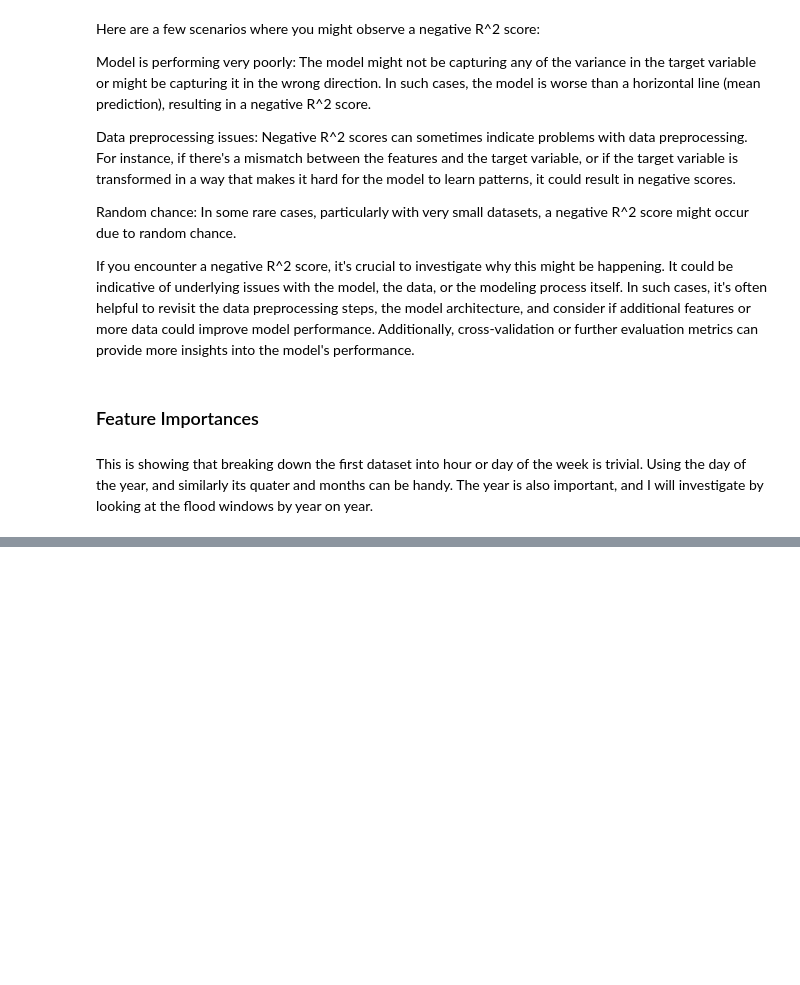
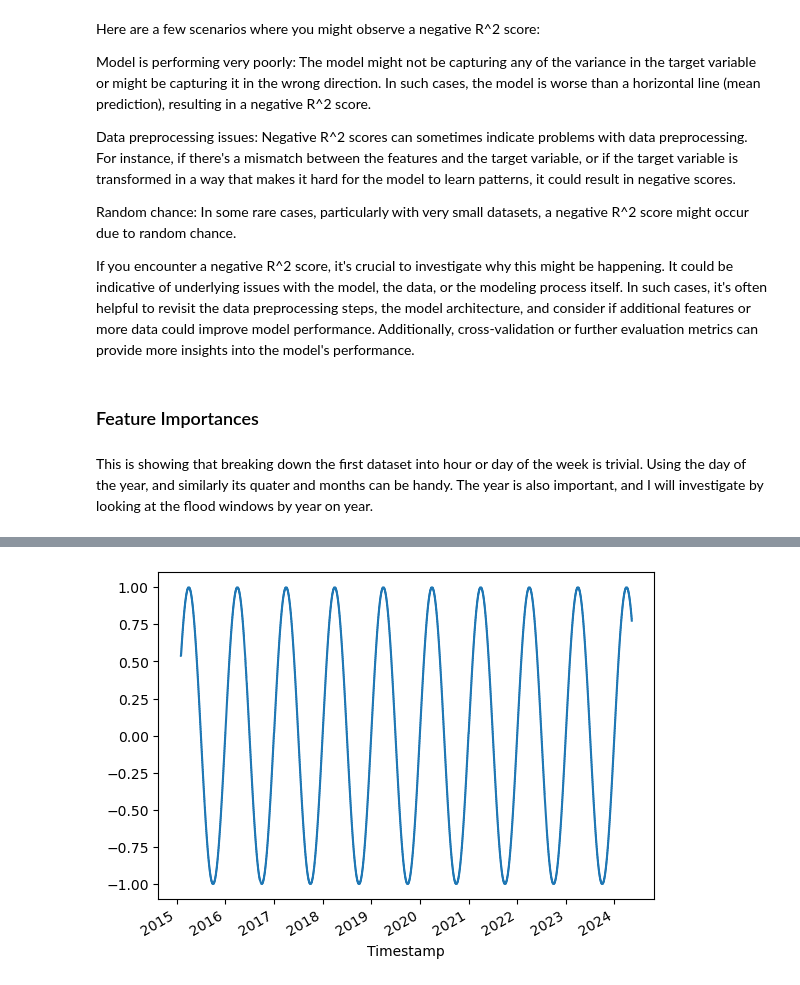
Before and after one commit to burked9/shannon-flood-piml, a Jupyter notebook: water_levels_banagher.ipynb, the cells around one changed output, grey strips where cells are left out. Drawn from its saved outputs; the diff is of its cells as text; code cells hidden in the pictures; blank space fills up the shorter version.

```diff
--- a/water_levels_banagher.ipynb
+++ b/water_levels_banagher.ipynb
@@ -546,0 +778,4 @@ This is showing that breaking down the first dataset into hour or day of the wee
+# %%
+ax = df['day_sin'].plot()
+# %% [output]
+[figure, added]
```
Also changed, not shown: parts of 35 cells of this notebook, 4 other files.
